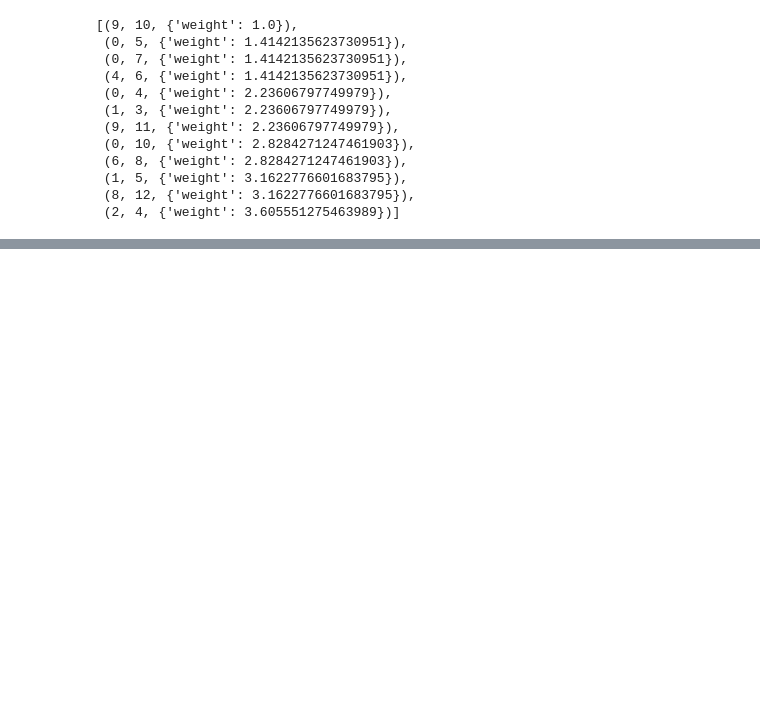
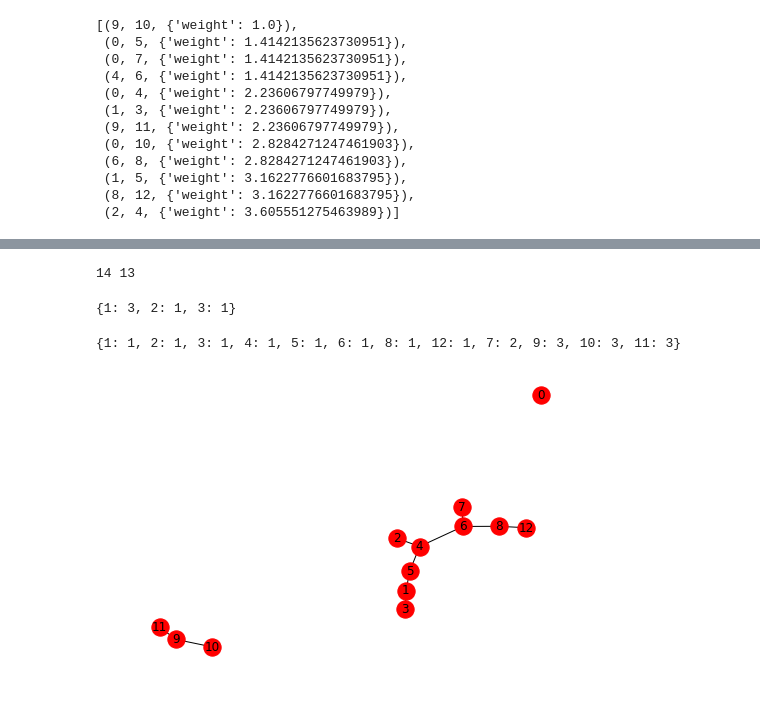
Before and after one commit to ramonduarte/otimgraf, a Jupyter notebook: 4 Exact (brute force lower bounded) [12].ipynb, the cells around one changed output, grey strips where cells are left out. Drawn from its saved outputs; the diff is of its cells as text; code cells hidden in the pictures; blank space fills up the shorter version.

```diff
--- a/4 Exact (brute force lower bounded) [12].ipynb
+++ b/4 Exact (brute force lower bounded) [12].ipynb
@@ -276,3 +267,20 @@ def shortest_partition(ids, k=3):
     the max time taken by any single vehicle"""
     return min(k_partitions_with_shortest_routes(ids, k),
                key=lambda x: max(route_length(x[i]) for i in range(k)))
+# %%
+k = 2  # trucks
+
+mst = nx.algorithms.tree.minimum_spanning_tree(G, algorithm="prim", weight="weight")
+edges = sorted(G.edges(data=True), key=lambda x: x[2]['weight'])
+
+while(len(mst.edges) < (len(mst.nodes) + k - 1)):
+    for edge in edges:
+        if not mst.get_edge_data(edge[0], edge[1]):
+            mst.add_edge(edge[0], edge[1], weight=edge[2]["weight"])
+        if len(mst.edges) == (len(mst.nodes) + k - 1):
+            break
+
+print (len(mst.edges), len(mst.nodes))
+# assert(len(mst.edges) < (len(mst.nodes) + k - 1))
+# %% [output]
+14 13
@@ -278,0 +312,52 @@ def shortest_partition(ids, k=3):
+# %%
+# TODO: step 4: add those depot_edges again
+# ktree = nx.Graph(mst)
+# no need to, mst still holds these edges
+
+# TODO: step 5: REMEMBER ONLY COMPONENTS WITH 2+ EDGES TO DEPOT CAN BE DISCONNECTED
+# but they'll be changing during this execution
+# this is going to be a difficult but crucial step
+
+# TODO: step 6: for every edge between customers, compute a cost function w(c1, c2):
+# w(c1,c2) = G.get_edge_data(c1, c2)["weight"] - depot_edges[0][2]["weight"] if label(c1) == label(c2)
+# else G.get_edge_data(c1, c2)["weight"] - max(depot_edges[0][2]["weight"], depot_edge to label(c1)["weight"], depot_edge to label(c2)["weight"])
+# REMEMBER TO STORE THE COMBINATION PICKED (c1, c2, which depot_edge)
+combination = ((get_best_edge_to_add(mst, G)[:2]), (heaviest_available_depot_edge(depot_edges, dict_cc, edges_to_depot)[:2]))
+
+# TODO: step 7: if min(w(c1,c2)) from label(c1) == label(c2):
+if dict_cc[combination[0][0]] == dict_cc[combination[0][1]]:
+    mst.remove_edge(combination[1][0], combination[1][1])
+    mst.add_edge(combination[0][0], combination[0][1], weight=G.get_edge_data(combination[0][0], combination[0][1])["weight"])
+else:
+    mst.remove_edge(combination[1][0], combination[1][1])
+    mst.add_edge(combination[0][0], combination[0][1], weight=G.get_edge_data(combination[0][0], combination[0][1])["weight"])
+    cc_to_change = dict_cc[combination[0][1]]
+    new_cc_label = dict_cc[combination[0][0]]
+    for key, value in dict_cc.items():
+        if value == cc_to_change:
+            dict_cc[key] == new_cc_label
+# %%
+ktree = nx.Graph(mst)
+ktree.remove_edges_from(depot_edges)
+
+# remove depot_edges[0][2] from ktree
+# delete depot_edges[0][2]
+# ktree.add_edge(c1,c2,G.get_edge_data(c1, c2)["weight"])
+# ??? maybe ktree.add_edge(G.edges(c1,c2)) ???
+# else:
+# remove depot_edge from ktree
+# delete depot_edge
+# add best edge (according to min(w(c1,c2))) to ktree
+# for all edges which label == label(c2): label = label(c1) since they're now connected
+# %%
+edges_to_depot
+# %% [output]
+{1: 3, 2: 1, 3: 1}
+# %%
+dict_cc
+# %% [output]
+{1: 1, 2: 1, 3: 1, 4: 1, 5: 1, 6: 1, 8: 1, 12: 1, 7: 2, 9: 3, 10: 3, 11: 3}
+# %%
+nx.draw(ktree, with_labels=True)
+# %% [output]
+[figure, added]
```
Also changed, not shown: parts of 19 cells of this notebook, 5 other files.
